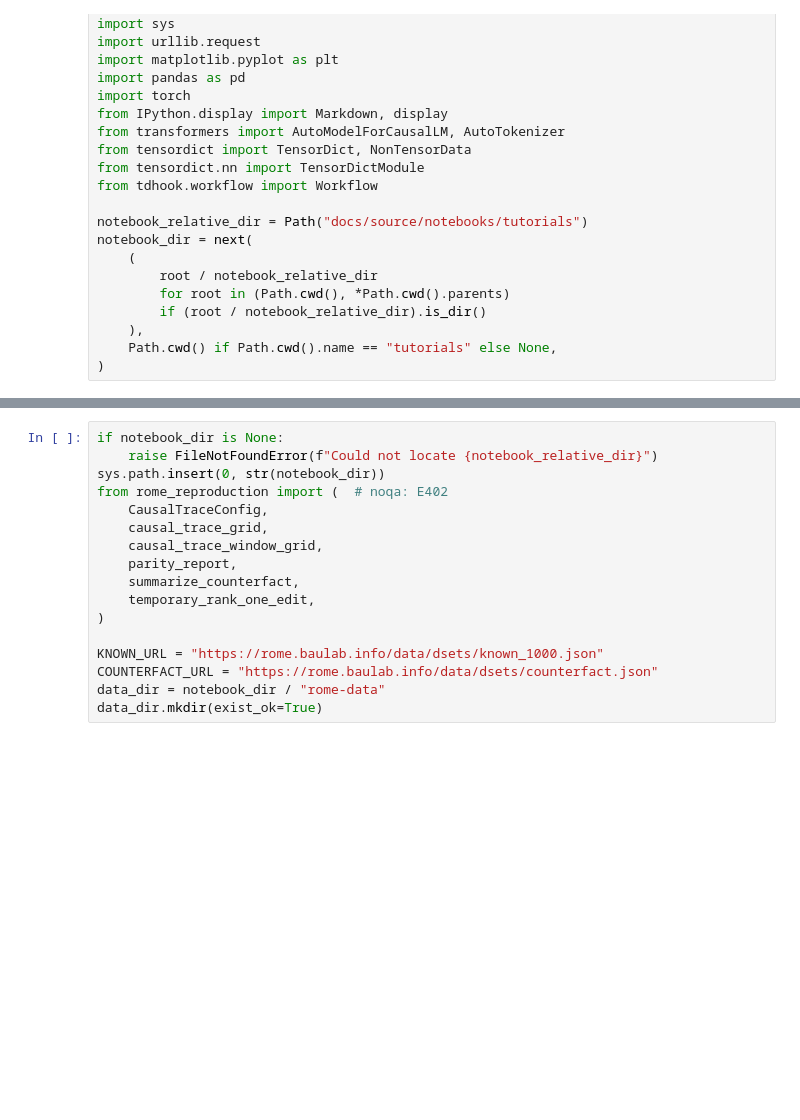
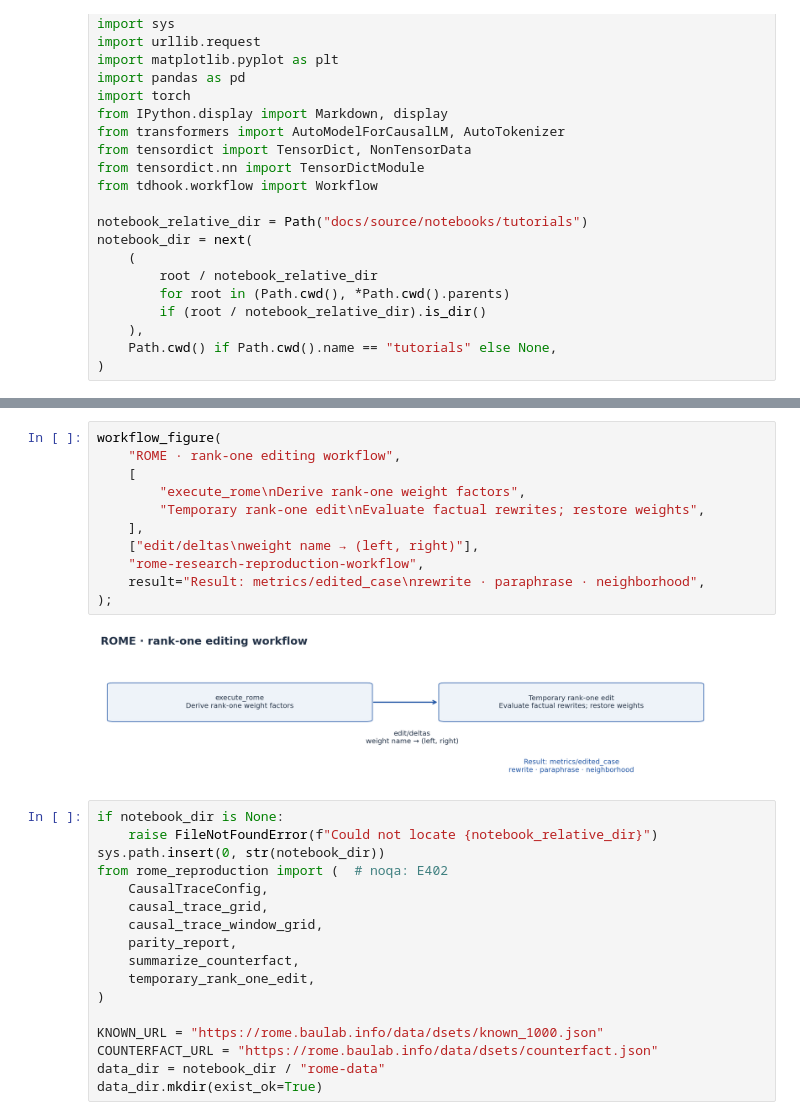
Before and after one commit to Xmaster6y/tdhook, a Jupyter notebook: docs/source/notebooks/tutorials/rome-research-reproduction.ipynb, the cells around one changed output, grey strips where cells are left out. Drawn from its saved outputs; the diff is of its cells as text; blank space fills up the shorter version.

```diff
--- a/docs/source/notebooks/tutorials/rome-research-reproduction.ipynb
+++ b/docs/source/notebooks/tutorials/rome-research-reproduction.ipynb
@@ -61,3 +51,16 @@ workflow_figure(
+# %%
+workflow_figure(
+    "ROME · rank-one editing workflow",
+    [
+        "execute_rome\nDerive rank-one weight factors",
+        "Temporary rank-one edit\nEvaluate factual rewrites; restore weights",
+    ],
+    ["edit/deltas\nweight name → (left, right)"],
+    "rome-research-reproduction-workflow",
+    result="Result: metrics/edited_case\nrewrite · paraphrase · neighborhood",
+);
+# %% [output]
+[figure, added]
 # %%
 if notebook_dir is None:
     raise FileNotFoundError(f"Could not locate {notebook_relative_dir}")
```
Also changed, not shown: parts of 7 cells of this notebook, 7 other files.
